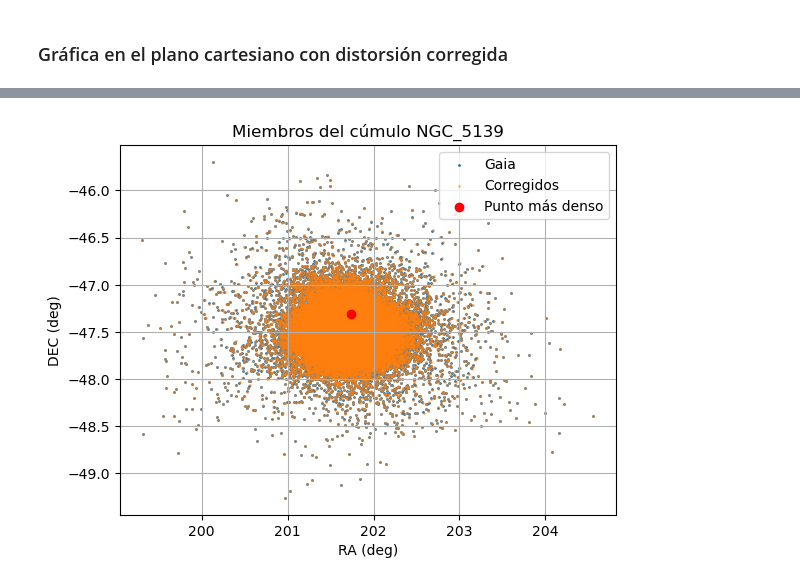
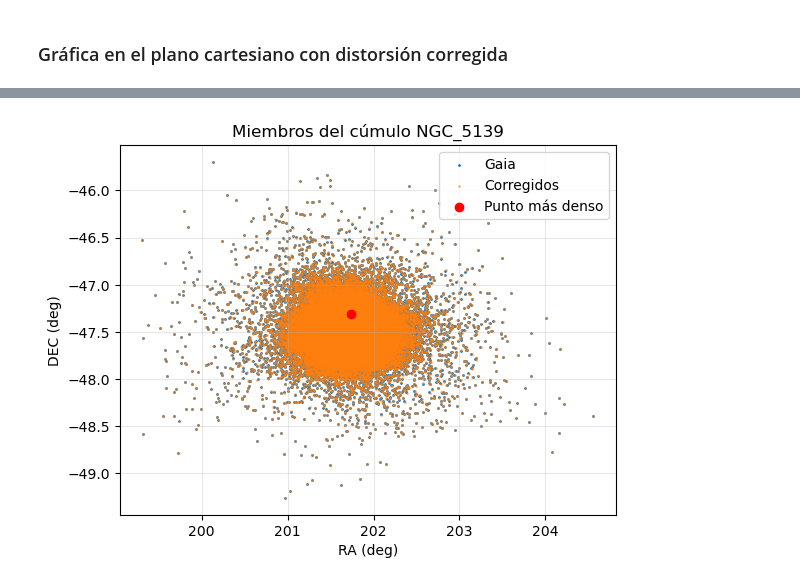
Before and after one commit to bejacore/calculos-tesis, a Jupyter notebook: notebooks/07-reduciendo_distorsion.ipynb, the cells around one changed output, grey strips where cells are left out. Saved outputs shown, nothing was run; the diff lists cells and outputs as text; code cells hidden in the pictures.

```diff
--- a/notebooks/07-reduciendo_distorsion.ipynb
+++ b/notebooks/07-reduciendo_distorsion.ipynb
@@ -7,7 +13,7 @@ from scipy.optimize import curve_fit
 Se importan tablas
 # %%
 clusters = pd.read_csv('../data/processed/clusters.csv')
-members = pd.read_csv('../data/processed/members.csv')
+members = pd.read_csv('../data/processed/members_with_estimated_masses.csv')
 # %% [markdown]
 Se escoge el cúmulo más poblado.
 # %%
@@ -18,3 +26,5 @@ cluster_members = members[members['Name'] == cluster_name]
+# %%
+cluster_members = cluster_members[cluster_members['Mass50'].notna()]
 # %% [markdown]
 Se seleccionan las coordenadas $\text{RA}/\text{DEC}$ del punto más denso del cúmulo y la distancia a ese punto. También se seleccionan los radios $r_c$ y $r_t$ dados por el catálogo.
 # %%
@@ -274,12 +306,12 @@ ras_sim, decs_sim, ds_sim = reconstruct_observation(X, Y, Z_sim, ra0, dec0, d0)
 # %%
 plt.scatter(ras, decs, s=1, label='Gaia')
 plt.scatter(ras_sim, decs_sim, s=1, alpha=0.5, label='Corregidos')
 plt.scatter(ra0, dec0, color='red', label='Punto más denso')
 plt.xlabel('RA (deg)')
 plt.ylabel('DEC (deg)')
 plt.title(f'Miembros del cúmulo {cluster_name}')
 plt.legend()
-plt.grid()
+plt.grid(True, alpha=0.3)
 plt.show()
 # %% [output]
-[figure, old version]
+[figure, new version]
```
Also changed, not shown: parts of 6 cells of this notebook.
